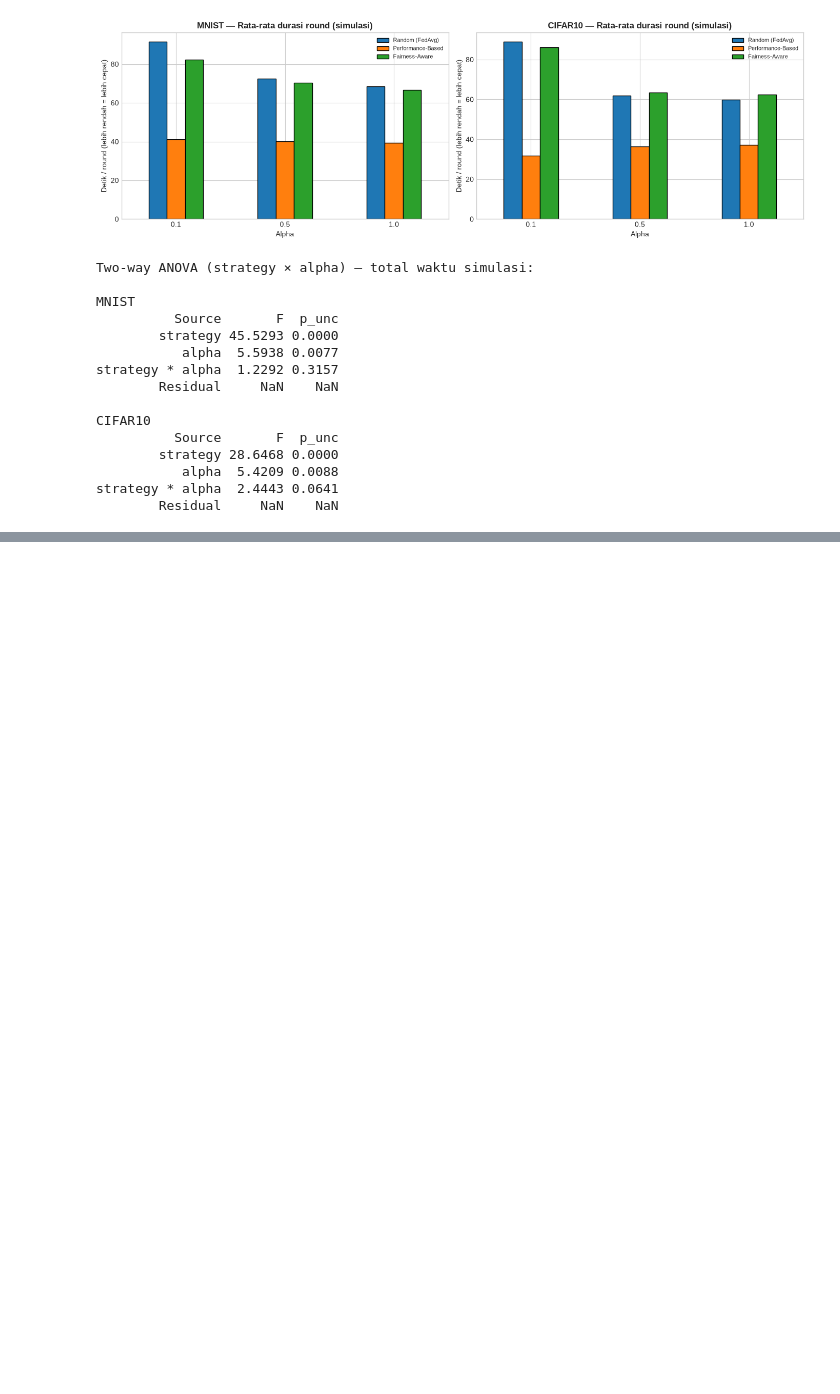
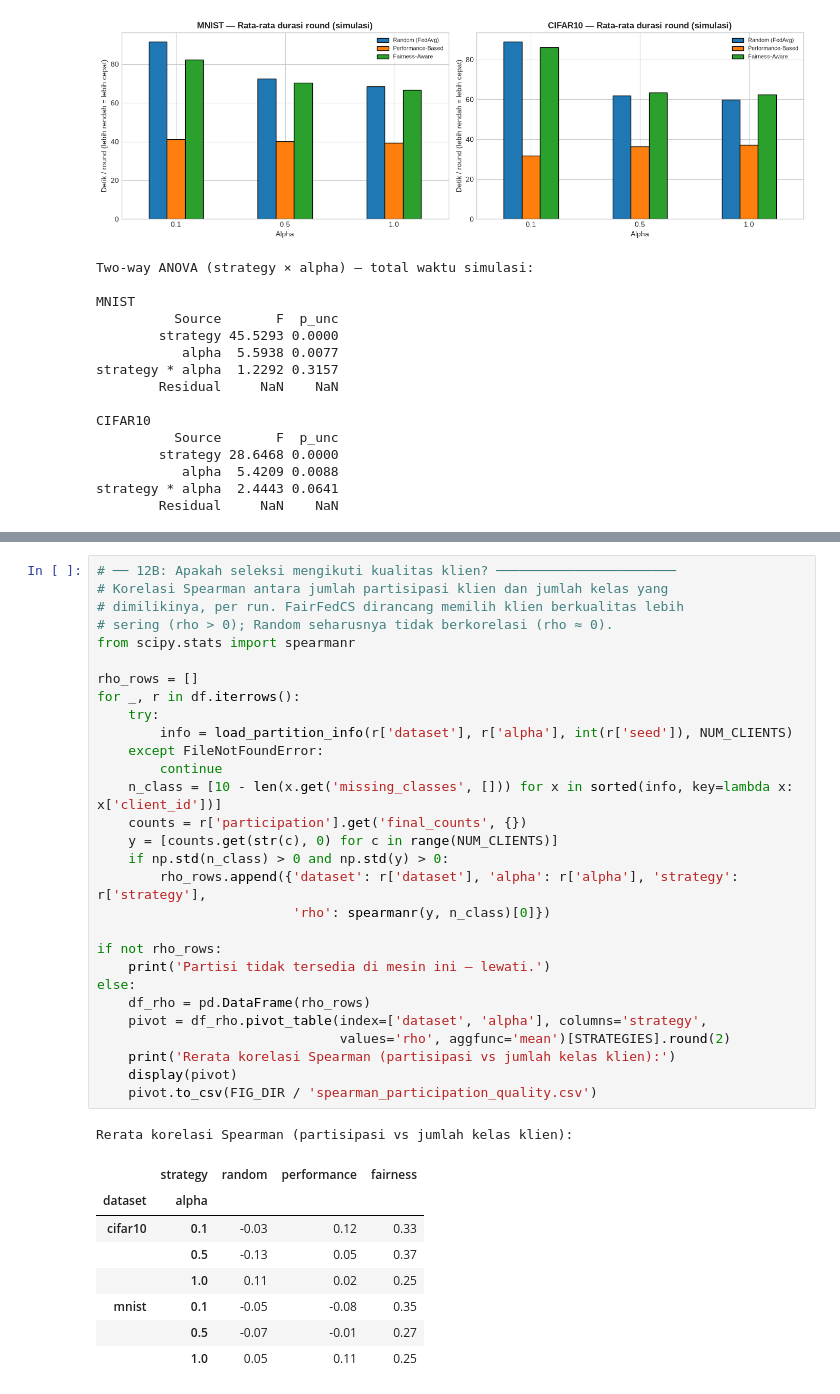
Before and after one commit to zpenct/client-strategy-fl, a Jupyter notebook: notebooks/analysis.ipynb, the cells around one changed output, grey strips where cells are left out. Cells and saved outputs as stored; diff of their text form; blank space fills up the shorter version.

```diff
--- a/notebooks/analysis.ipynb
+++ b/notebooks/analysis.ipynb
@@ -1526,0 +1608,39 @@ strategy * alpha  2.4443 0.0641
+# %%
+# ── 12B: Apakah seleksi mengikuti kualitas klien? ───────────────────────
+# Korelasi Spearman antara jumlah partisipasi klien dan jumlah kelas yang
+# dimilikinya, per run. FairFedCS dirancang memilih klien berkualitas lebih
+# sering (rho > 0); Random seharusnya tidak berkorelasi (rho ≈ 0).
+from scipy.stats import spearmanr
+
+rho_rows = []
+for _, r in df.iterrows():
+    try:
+        info = load_partition_info(r['dataset'], r['alpha'], int(r['seed']), NUM_CLIENTS)
+    except FileNotFoundError:
+        continue
+    n_class = [10 - len(x.get('missing_classes', [])) for x in sorted(info, key=lambda x: x['client_id'])]
+    counts = r['participation'].get('final_counts', {})
+    y = [counts.get(str(c), 0) for c in range(NUM_CLIENTS)]
+    if np.std(n_class) > 0 and np.std(y) > 0:
+        rho_rows.append({'dataset': r['dataset'], 'alpha': r['alpha'], 'strategy': r['strategy'],
+                         'rho': spearmanr(y, n_class)[0]})
+
+if not rho_rows:
+    print('Partisi tidak tersedia di mesin ini — lewati.')
+else:
+    df_rho = pd.DataFrame(rho_rows)
+    pivot = df_rho.pivot_table(index=['dataset', 'alpha'], columns='strategy',
+                               values='rho', aggfunc='mean')[STRATEGIES].round(2)
+    print('Rerata korelasi Spearman (partisipasi vs jumlah kelas klien):')
+    display(pivot)
+    pivot.to_csv(FIG_DIR / 'spearman_participation_quality.csv')
+# %% [output]
+Rerata korelasi Spearman (partisipasi vs jumlah kelas klien):
+|  | strategy | random | performance | fairness |
+| dataset | alpha |  |  |  |
+| cifar10 | 0.1 | -0.03 | 0.12 | 0.33 |
+|  | 0.5 | -0.13 | 0.05 | 0.37 |
+|  | 1.0 | 0.11 | 0.02 | 0.25 |
+| mnist | 0.1 | -0.05 | -0.08 | 0.35 |
+|  | 0.5 | -0.07 | -0.01 | 0.27 |
+|  | 1.0 | 0.05 | 0.11 | 0.25 |
```
Also changed, not shown: parts of 5 cells of this notebook, 34 other files.
